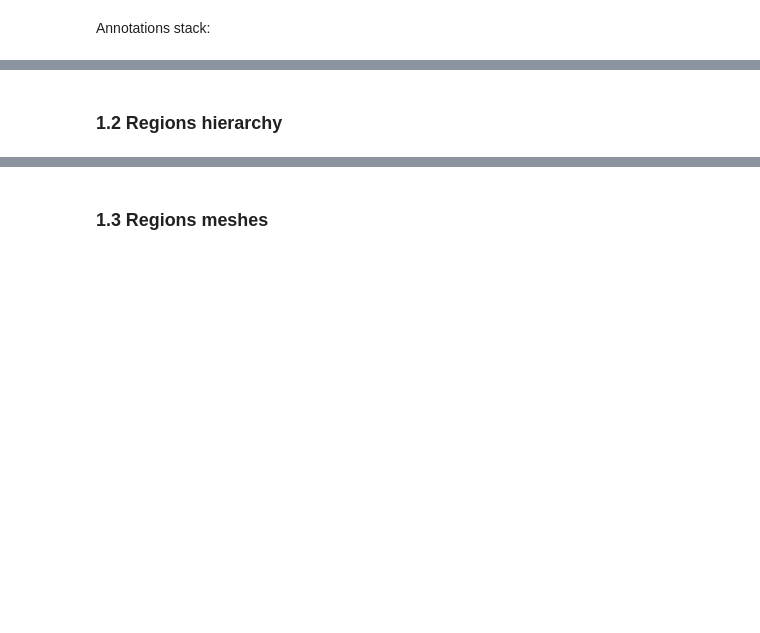
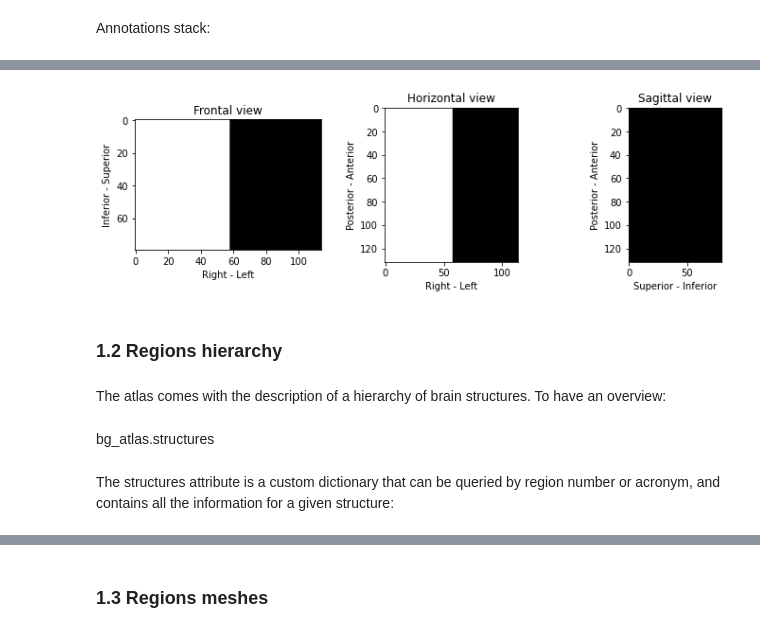
Before and after one commit to brainglobe/brainglobe-atlasapi, a Jupyter notebook: tutorials/Atlas API usage.ipynb, the cells around one changed output, grey strips where cells are left out. Cells and saved outputs as stored; diff of their text form; code cells hidden in the pictures; blank space fills up the shorter version.

Commit message:
Improving hierarchy usage and tutorial

```diff
--- a/tutorials/Atlas API usage.ipynb
+++ b/tutorials/Atlas API usage.ipynb
@@ -60,12 +85,20 @@ for i, (plane, labels) in enumerate(zip(space.sections, space.axis_labels)):
 # %%
-space = bg_atlas._space
+space = bg_atlas.space
 stack = bg_atlas.hemispheres
 
 f, axs = plt.subplots(1,3, figsize=(12, 3))
 for i, (plane, labels) in enumerate(zip(space.sections, space.axis_labels)):
     axs[i].imshow(stack.max(i), cmap="gray")
     axs[i].set_title(f"{plane.capitalize()} view")
     axs[i].set_ylabel(labels[0])
     axs[i].set_xlabel(labels[1])
+# %% [output]
+[figure, added]
 # %% [markdown]
 ### 1.2 Regions hierarchy
+# %% [markdown]
+The atlas comes with the description of a hierarchy of brain structures. To have an overview:
+# %% [markdown]
+bg_atlas.structures
+# %% [markdown]
+The structures attribute is a custom dictionary that can be queried by region number or acronym, and contains all the information for a given structure:
```
Also changed, not shown: parts of 31 cells of this notebook, 2 other files.
